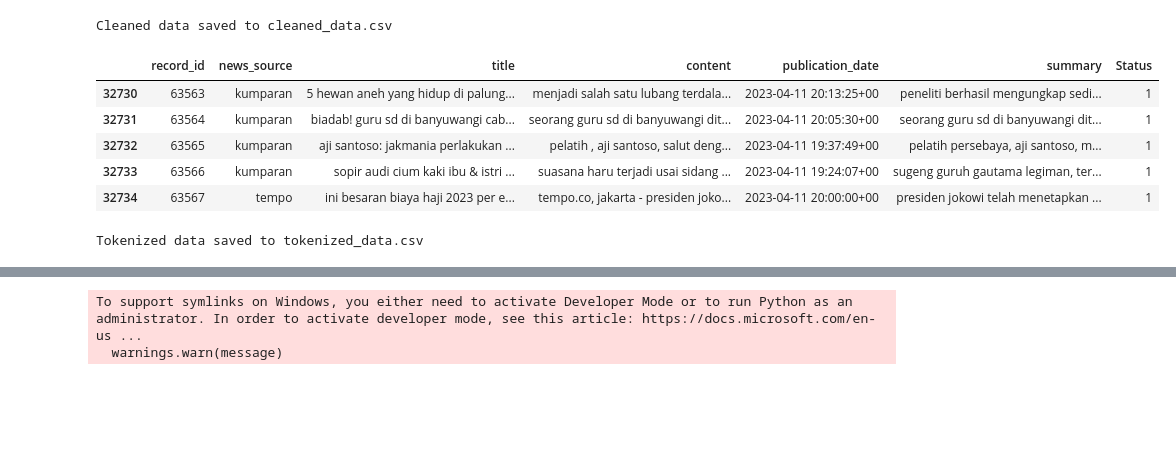
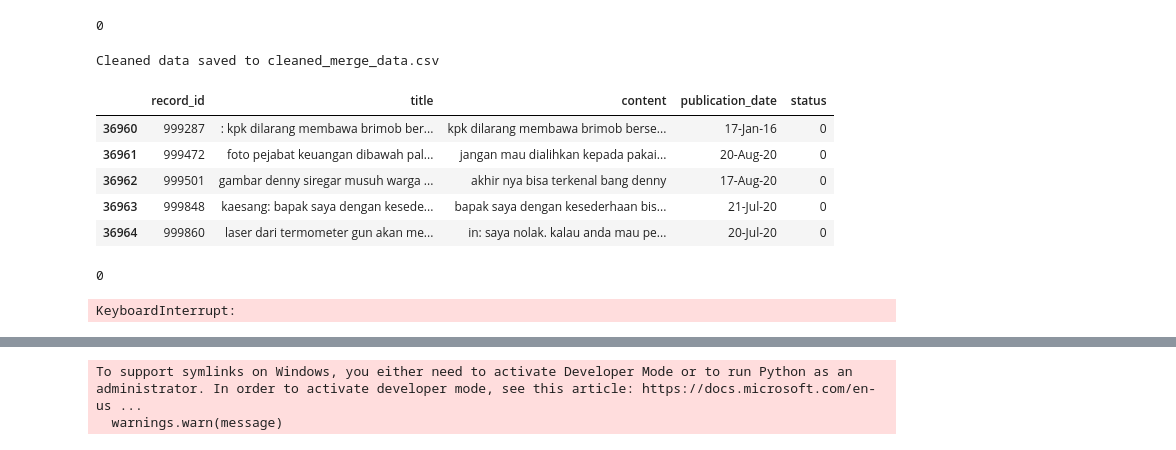
Before and after one commit to AdyatamaMH/Artificial-Intelligence, a Jupyter notebook: cleaned_data_AI/AINewsData.ipynb, the cells around one changed output, grey strips where cells are left out. Saved outputs shown, nothing was run; the diff lists cells and outputs as text; code cells hidden in the pictures; blank space fills up the shorter version.

Commit message:
Update Token and Embedding

```diff
--- a/cleaned_data_AI/AINewsData.ipynb
+++ b/cleaned_data_AI/AINewsData.ipynb
@@ -107,0 +153,26 @@ display(df.head())
+# %%
+def roman_to_int(roman):
+    roman_map = {
+        'I': 1, 'II': 2, 'III': 3, 'IV': 4,
+        'V': 5, 'VI': 6, 'VII': 7, 'VIII': 8,
+        'IX': 9, 'X': 10
+    }
+
+    return roman_map.get(roman, roman)
+
+
+def convert_roman_to_int(text):
+    def replace_roman(match):
+        roman_numeral = match.group(0)
+        return str(roman_to_int(roman_numeral))  # Convert Roman numeral to integer
+
+
+    return re.sub(r'\b(I|II|III|IV|V|VI|VII|VIII|IX|X)\b', replace_roman, text)
+
+
+for col in ['title', 'content']:
+    df2[col] = df2[col].apply(lambda x: convert_roman_to_int(x) if isinstance(x, str) else x)
+    df2[col] = df2[col].str.lower()  # Convert to lowercase
+
+
+display(df2.tail())
@@ -108,5 +186,6 @@ display(df.head())
 # %%
-df['Status'] = 1
-
+df['status'] = 1
+df2['status'] = 0
 print(df)
+print(df2)
 # %% [output]
@@ -129,0 +209,3 @@ print(df)
+# %%
+df_merge = pd.merge(df, df2, on=['record_id', 'content','status','title','publication_date'], how='outer')
+df_merge.tail()
@@ -130,22 +219,31 @@ print(df)
+# %%
+df_merge = df_merge.dropna()
+print(df_merge.isnull().sum().sum())
+# %% [output]
+0
 # %%
-cleaned_file_path = 'cleaned_data.csv'
-df.to_csv(cleaned_file_path, index=False)
+cleaned_file_path = 'cleaned_merge_data.csv'
+df_merge.to_csv(cleaned_file_path, index=False)
 print(f"\nCleaned data saved to {cleaned_file_path}")
-df.tail()
+df_merge.tail()
 # %% [output]
-Cleaned data saved to cleaned_data.csv
+Cleaned data saved to cleaned_merge_data.csv
-|  | record_id | news_source | title | content | publication_date | summary | Status |
-| 32730 | 63563 | kumparan | 5 hewan aneh yang hidup di palung... | menjadi salah satu lubang terdala... | 2023-04-11 20:13:25+00 | peneliti berhasil mengungkap sedi... | 1 |
-| 32731 | 63564 | kumparan | biadab! guru sd di banyuwangi cab... | seorang guru sd di banyuwangi dit... | 2023-04-11 20:05:30+00 | seorang guru sd di banyuwangi dit... | 1 |
-| 32732 | 63565 | kumparan | aji santoso: jakmania perlakukan ... | pelatih , aji santoso, salut deng... | 2023-04-11 19:37:49+00 | pelatih persebaya, aji santoso, m... | 1 |
-| 32733 | 63566 | kumparan | sopir audi cium kaki ibu & istri ... | suasana haru terjadi usai sidang ... | 2023-04-11 19:24:07+00 | sugeng guruh gautama legiman, ter... | 1 |
-| 32734 | 63567 | tempo | ini besaran biaya haji 2023 per e... | tempo.co, jakarta - presiden joko... | 2023-04-11 20:00:00+00 | presiden jokowi telah menetapkan ... | 1 |
+|  | record_id | title | content | publication_date | status |
+| 36960 | 999287 | : kpk dilarang membawa brimob ber... | kpk dilarang membawa brimob berse... | 17-Jan-16 | 0 |
+| 36961 | 999472 | foto pejabat keuangan dibawah pal... | jangan mau dialihkan kepada pakai... | 20-Aug-20 | 0 |
+| 36962 | 999501 | gambar denny siregar musuh warga ... | akhir nya bisa terkenal bang denny | 17-Aug-20 | 0 |
+| 36963 | 999848 | kaesang: bapak saya dengan kesede... | bapak saya dengan kesederhaan bis... | 21-Jul-20 | 0 |
+| 36964 | 999860 | laser dari termometer gun akan me... | in: saya nolak. kalau anda mau pe... | 20-Jul-20 | 0 |
+# %%
+print(df_merge.isnull().sum().sum())
+# %% [output]
+0
 # %%
 
-cleaned_file_path = 'cleaned_data.csv'
+cleaned_file_path = 'cleaned_merge_data.csv'
 df = pd.read_csv(cleaned_file_path)
 
-columns_to_tokenize = ['title', 'content', 'summary']
+columns_to_tokenize = ['title', 'content']
 
 tokenizer = AutoTokenizer.from_pretrained("allenai/longformer-base-4096")
 
@@ -161,4 +259,4 @@ tokenized_file_path = 'tokenized_data.csv'
 df.to_csv(tokenized_file_path, index=False)
 print(f"Tokenized data saved to {tokenized_file_path}")
 # %% [output]
-Tokenized data saved to tokenized_data.csv
+KeyboardInterrupt:
```
Also changed, not shown: parts of 22 cells of this notebook, 4 other files.
